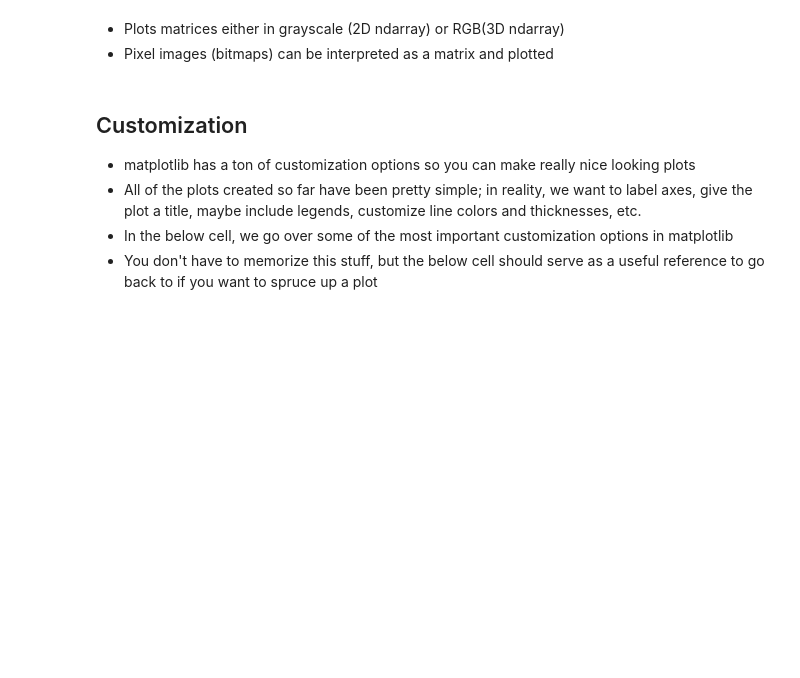
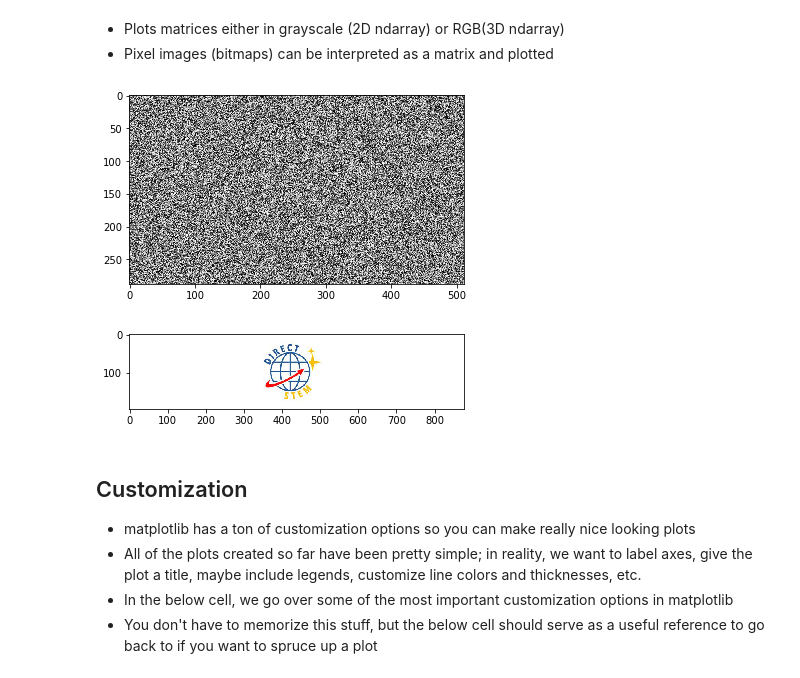
Before and after one commit to tphinkle/IntroPython_PredictiveModeling, a Jupyter notebook: notebooks/day_1/solutions/session_1-2_solutions.ipynb, the cells around one changed output. Drawn from its saved outputs; the diff is of its cells as text; code cells hidden in the pictures; blank space fills up the shorter version.

```diff
--- a/notebooks/day_1/solutions/session_1-2_solutions.ipynb
+++ b/notebooks/day_1/solutions/session_1-2_solutions.ipynb
@@ -528,14 +703,17 @@ plt.show()
 # %%
 # Plot a data matrix
 white_noise = np.random.randint(0, 255, size = (288, 512))    # Generate white noise
 plt.imshow(white_noise, cmap = 'gray')
 plt.show()
 
 # Plot an image
 import scipy.misc    # Import this to convert image to matrix
-direct_stem_matrix = scipy.misc.imread('./images/directstem.jpg')    # Convert image to matrix
+direct_stem_matrix = scipy.misc.imread('../images/directstem.jpg')    # Convert image to matrix
 plt.imshow(direct_stem_matrix)
 plt.show()
+# %% [output]
+[figure, added]
+[figure, added]
 # %% [markdown]
 ## Customization
 - matplotlib has a ton of customization options so you can make really nice looking plots
```
Also changed, not shown: parts of 20 cells of this notebook, 2 other files.
